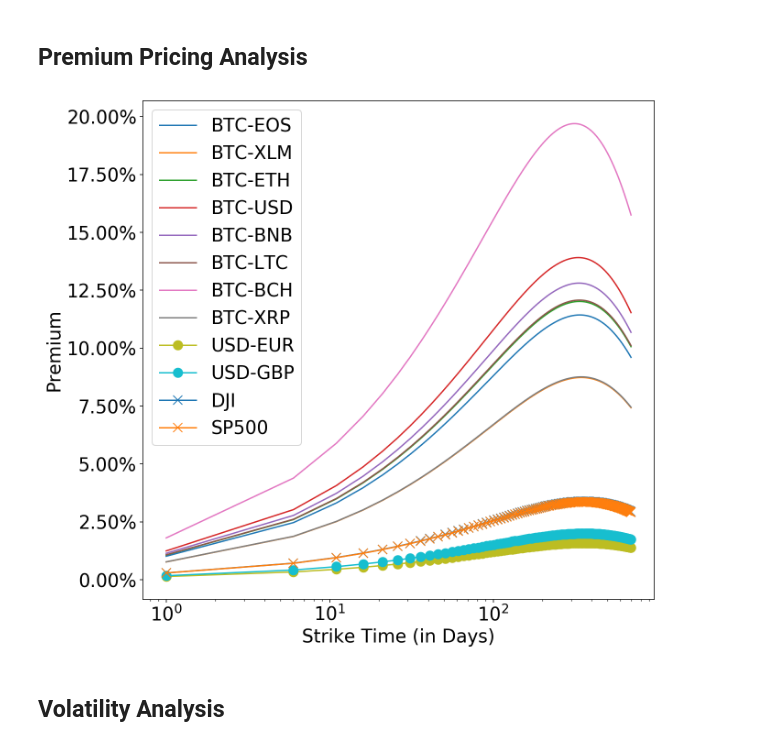
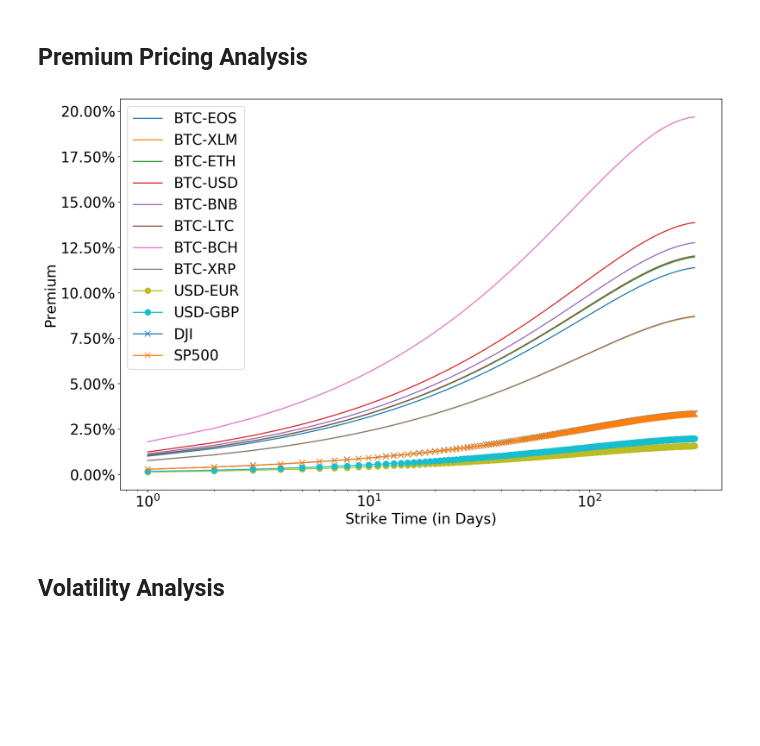
Before and after one commit to DEX-ware/fair-atomic-swap, a Jupyter notebook: src/evaluation/evaluation.ipynb, the cells around one changed output. Cells and saved outputs as stored; diff of their text form; code cells hidden in the pictures; blank space fills up the shorter version.

```diff
--- a/src/evaluation/evaluation.ipynb
+++ b/src/evaluation/evaluation.ipynb
@@ -232,38 +232,39 @@ def price_atomic_swap2(df, bob_coin_amount, strike_time_year):
 # %%
 pairs = get_coin_pairs(f='btc')
 
-fig = plt.figure(figsize=(10, 10))
+fig = plt.figure(figsize=(15, 10))
 for k, v in data.items():
-    xs = np.arange(1.0, 700.0, 5.0)
+    xs = np.arange(1.0, 300.0, 1.0)
     df = v[0]
     res = []
     for i in xs:
         res.append(price_atomic_swap2(df, 1000, i/365)['percentage_premiun'])
 
     if k == 'usd-gbp' or k == 'usd-eur':
         ma = 'o'
     elif k == 'sp500' or k == 'dji':
         ma = 'x'
     else:
         ma = ''
-    plt.plot(xs, res, label=k.upper(), marker=ma, markersize=10)
+    plt.plot(xs, res, label=k.upper(), marker=ma, markersize=8)
 
 # plt.yscale('log')
 plt.xscale('log')
 
 # ytick as percent
 ax = plt.gca()
 vals = ax.get_yticks()
 ax.set_yticklabels(['{:,.2%}'.format(x) for x in vals])
 
 plt.xlabel('Strike Time (in Days)', fontsize=20)
 plt.ylabel('Premium', fontsize=20)
 plt.tick_params(axis='both', labelsize=20)
 
 plt.legend(fontsize=20)
+# plt.show()
 plt.savefig('../../paper/figs/premium_pricing_result.eps')
 # %% [output]
-[figure, old version]
+[figure, new version]
 # %% [markdown]
 ## Volatility Analysis
 # %%
```
Also changed, not shown: 3 other files.
